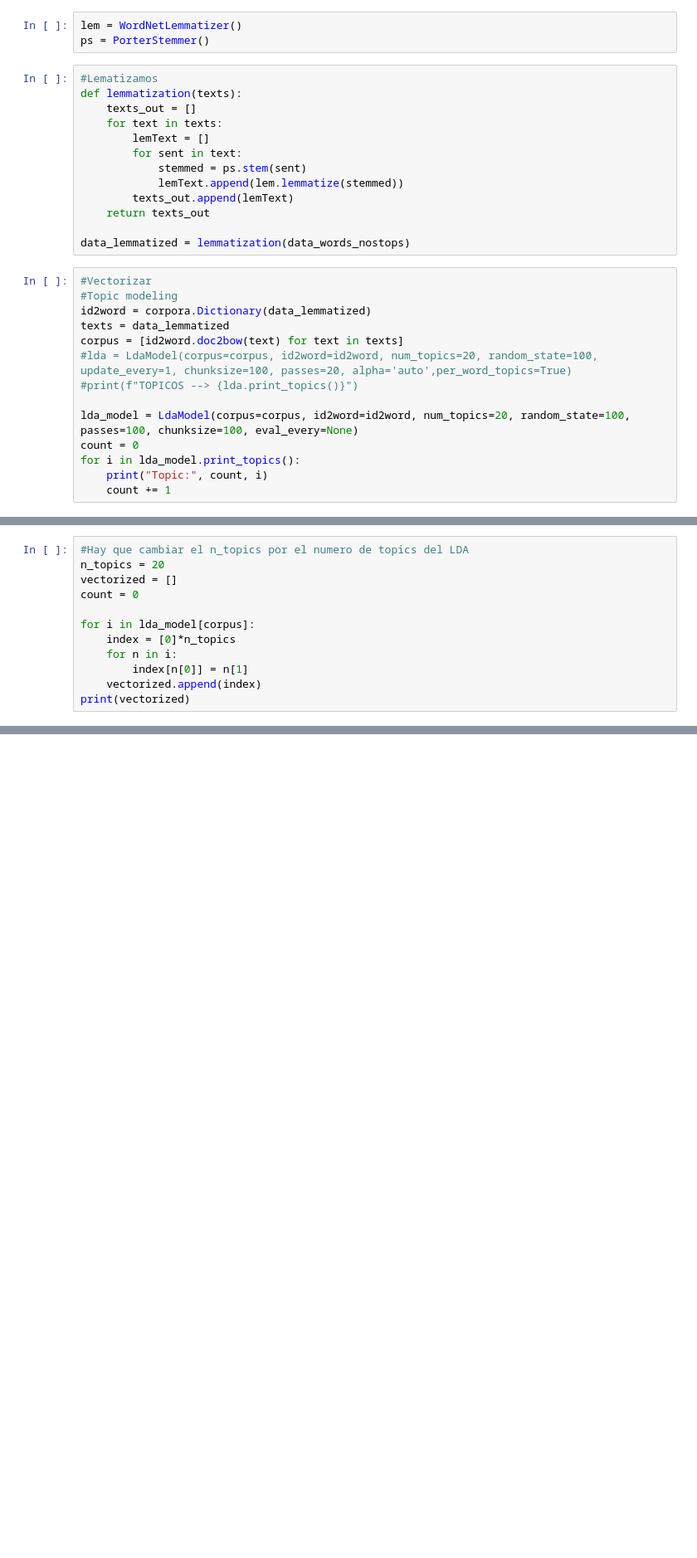
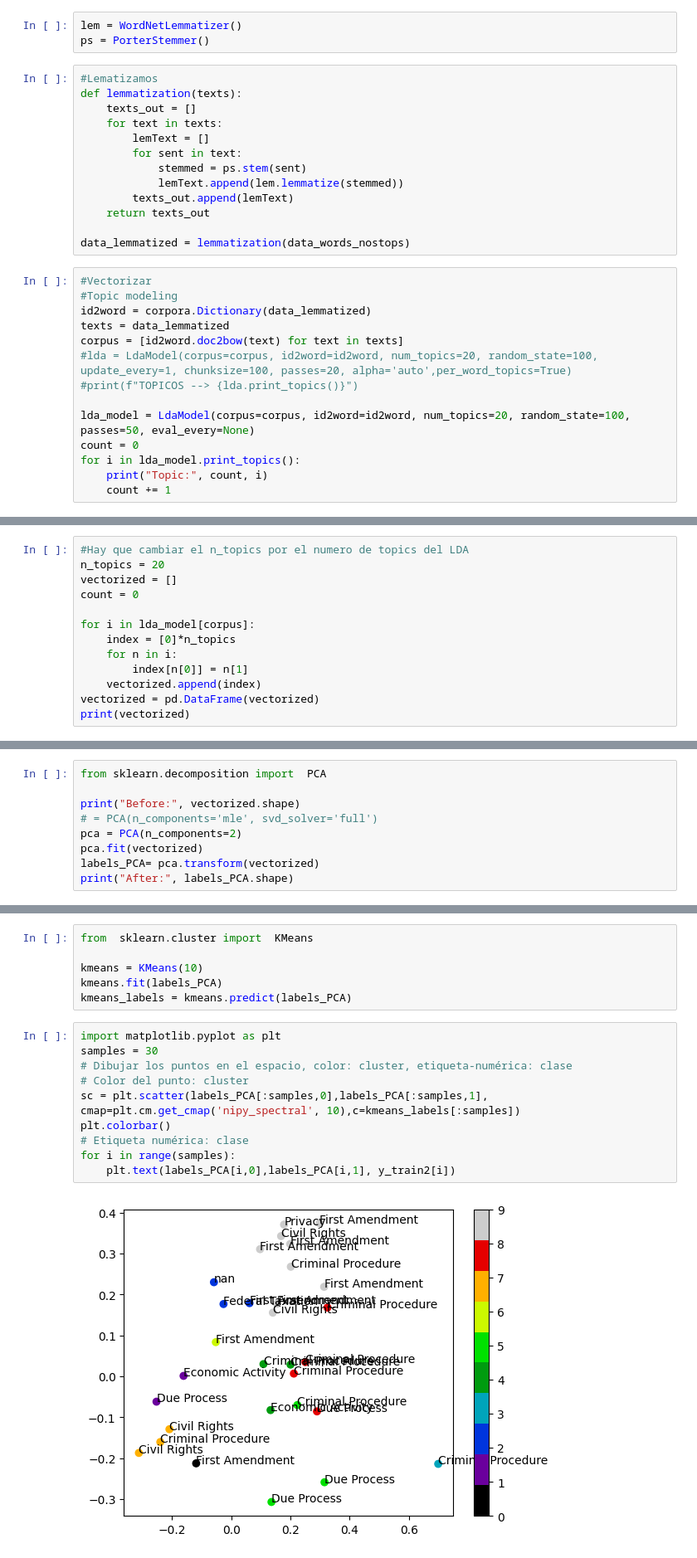
Before and after one commit to korah91/MineriaClustering, a Jupyter notebook: supremeCourt.ipynb, the cells around one changed output, grey strips where cells are left out. Shown at 83% size. Saved outputs shown, nothing was run; the diff lists cells and outputs as text; blank space fills up the shorter version.

Commit message:
Hay q cambiar el Kmeans por lo nustro

```diff
--- a/supremeCourt.ipynb
+++ b/supremeCourt.ipynb
@@ -82,7 +77,7 @@ corpus = [id2word.doc2bow(text) for text in texts]
 #lda = LdaModel(corpus=corpus, id2word=id2word, num_topics=20, random_state=100, update_every=1, chunksize=100, passes=20, alpha='auto',per_word_topics=True)
 #print(f"TOPICOS --> {lda.print_topics()}")
 
-lda_model = LdaModel(corpus=corpus, id2word=id2word, num_topics=20, random_state=100, passes=100, chunksize=100, eval_every=None)
+lda_model = LdaModel(corpus=corpus, id2word=id2word, num_topics=20, random_state=100, passes=50, eval_every=None)
 count = 0
 for i in lda_model.print_topics():
     print("Topic:", count, i)
@@ -119,5 +114,6 @@ for i in lda_model[corpus]:
     for n in i:
         index[n[0]] = n[1]
     vectorized.append(index)
+vectorized = pd.DataFrame(vectorized)
 print(vectorized)
 # %% [output]
@@ -124,0 +137,9 @@ print(vectorized)
+# %%
+from sklearn.decomposition import  PCA
+
+print("Before:", vectorized.shape)
+# = PCA(n_components='mle', svd_solver='full')
+pca = PCA(n_components=2)
+pca.fit(vectorized)
+labels_PCA= pca.transform(vectorized)
+print("After:", labels_PCA.shape)
@@ -124,0 +149,18 @@ print(vectorized)
+# %%
+from  sklearn.cluster import  KMeans
+
+kmeans = KMeans(10)
+kmeans.fit(labels_PCA)
+kmeans_labels = kmeans.predict(labels_PCA)
+# %%
+import matplotlib.pyplot as plt
+samples = 30
+# Dibujar los puntos en el espacio, color: cluster, etiqueta-numérica: clase
+# Color del punto: cluster
+sc = plt.scatter(labels_PCA[:samples,0],labels_PCA[:samples,1], cmap=plt.cm.get_cmap('nipy_spectral', 10),c=kmeans_labels[:samples])
+plt.colorbar()
+# Etiqueta numérica: clase
+for i in range(samples):
+    plt.text(labels_PCA[i,0],labels_PCA[i,1], y_train2[i])
+# %% [output]
+[figure, added]
```
Also changed, not shown: parts of 3 cells of this notebook.
